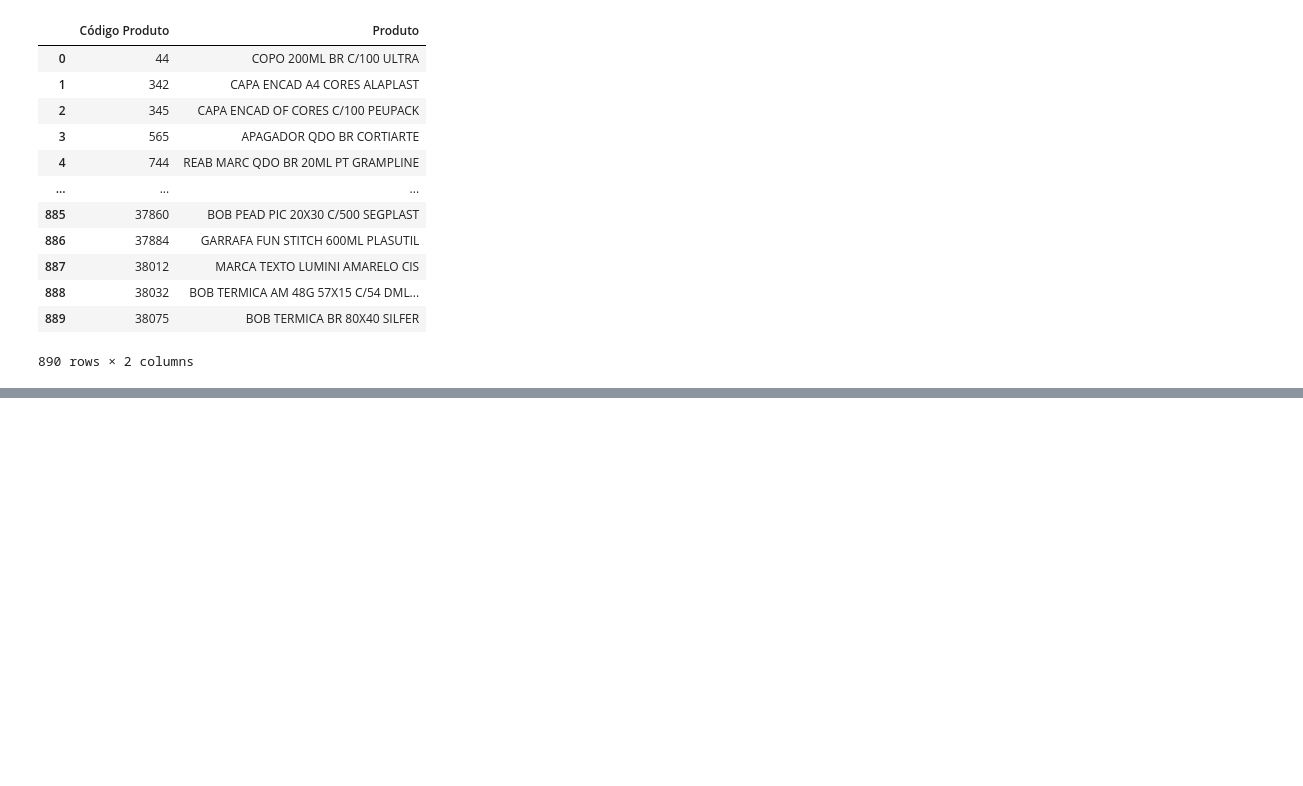
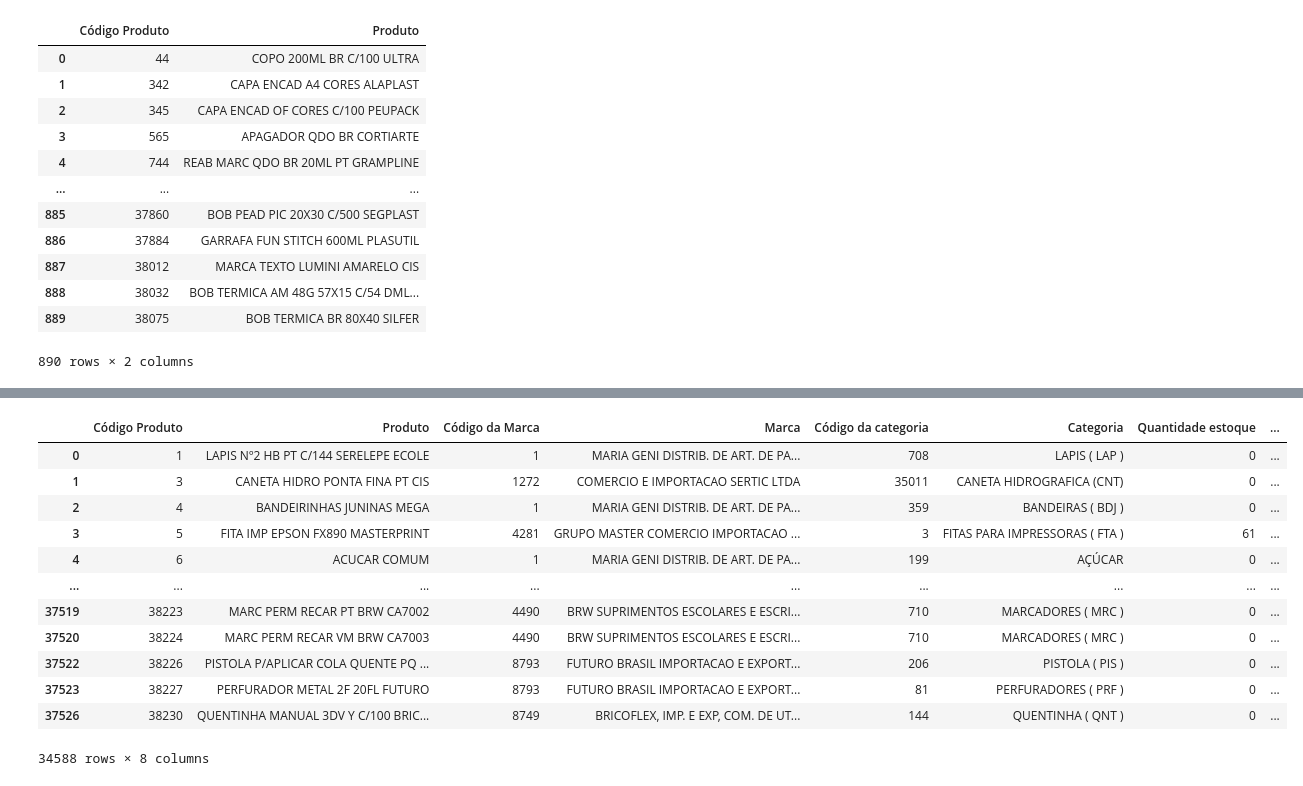
Before and after one commit to PauloQuirinoMN/Sistema-de-Recomendacao-e-Cross-selling, a Jupyter notebook: estoque.ipynb, the cells around one changed output, grey strips where cells are left out. Saved outputs shown, nothing was run; the diff lists cells and outputs as text; code cells hidden in the pictures; blank space fills up the shorter version.

Commit message:
Base de produtos, limpa e tratada

```diff
--- a/estoque.ipynb
+++ b/estoque.ipynb
@@ -161,0 +192,7 @@ np.int64(37527)
+# %%
+# Agrupar por marca e contar códigos distintos
+marcas_multiplos_codigos = df_produto.groupby('Marca')['Código da Marca'].nunique()
+marcas_problema = marcas_multiplos_codigos[marcas_multiplos_codigos > 1].index.tolist()
+
+print(f"\nMarcas com mais de um código associado: {marcas_problema}\n")
+print(f"Total: {len(marcas_problema)} marcas")
@@ -161,0 +203,3 @@ np.int64(37527)
+# %%
+df_limpo = df_produto[~df_produto['Marca'].isin(marcas_problema)].copy()
+df_limpo
@@ -161,0 +288,3 @@ np.int64(37527)
+# %%
+# Para categorias com múltiplos códigos, manter apenas o primeiro código
+df_limpo['Código da categoria'] = df_limpo.groupby('Categoria')['Código da categoria'].transform('first')
@@ -161,0 +307,21 @@ np.int64(37527)
+# %%
+estoq = df_limpo.pop('Quantidade estoque')
+df_limpo['Quantidade estoque'] = estoq.astype(int)
+preco = df_limpo.pop('Preço de custo')
+df_limpo['Preço de custo'] = preco
+# %%
+df_limpo
+# %% [output]
+|  | Código Produto | Produto | Código da Marca | Marca | Código da categoria | Categoria | Quantidade estoque | ... |
+| 0 | 1 | LAPIS Nº2 HB PT C/144 SERELEPE ECOLE | 1 | MARIA GENI DISTRIB. DE ART. DE PA... | 708 | LAPIS ( LAP ) | 0 | ... |
+| 1 | 3 | CANETA HIDRO PONTA FINA PT CIS | 1272 | COMERCIO E IMPORTACAO SERTIC LTDA | 35011 | CANETA HIDROGRAFICA (CNT) | 0 | ... |
+| 2 | 4 | BANDEIRINHAS JUNINAS MEGA | 1 | MARIA GENI DISTRIB. DE ART. DE PA... | 359 | BANDEIRAS ( BDJ ) | 0 | ... |
+| 3 | 5 | FITA IMP EPSON FX890 MASTERPRINT | 4281 | GRUPO MASTER COMERCIO IMPORTACAO ... | 3 | FITAS PARA IMPRESSORAS ( FTA ) | 61 | ... |
+| 4 | 6 | ACUCAR COMUM | 1 | MARIA GENI DISTRIB. DE ART. DE PA... | 199 | AÇÚCAR | 0 | ... |
+| ... | ... | ... | ... | ... | ... | ... | ... | ... |
+| 37519 | 38223 | MARC PERM RECAR PT BRW CA7002 | 4490 | BRW SUPRIMENTOS ESCOLARES E ESCRI... | 710 | MARCADORES ( MRC ) | 0 | ... |
+| 37520 | 38224 | MARC PERM RECAR VM BRW CA7003 | 4490 | BRW SUPRIMENTOS ESCOLARES E ESCRI... | 710 | MARCADORES ( MRC ) | 0 | ... |
+| 37522 | 38226 | PISTOLA P/APLICAR COLA QUENTE PQ ... | 8793 | FUTURO BRASIL IMPORTACAO E EXPORT... | 206 | PISTOLA ( PIS ) | 0 | ... |
+| 37523 | 38227 | PERFURADOR METAL 2F 20FL FUTURO | 8793 | FUTURO BRASIL IMPORTACAO E EXPORT... | 81 | PERFURADORES ( PRF ) | 0 | ... |
+| 37526 | 38230 | QUENTINHA MANUAL 3DV Y C/100 BRIC... | 8749 | BRICOFLEX, IMP. E EXP, COM. DE UT... | 144 | QUENTINHA ( QNT ) | 0 | ... |
+34588 rows × 8 columns
```
Also changed, not shown: parts of 19 cells of this notebook.
